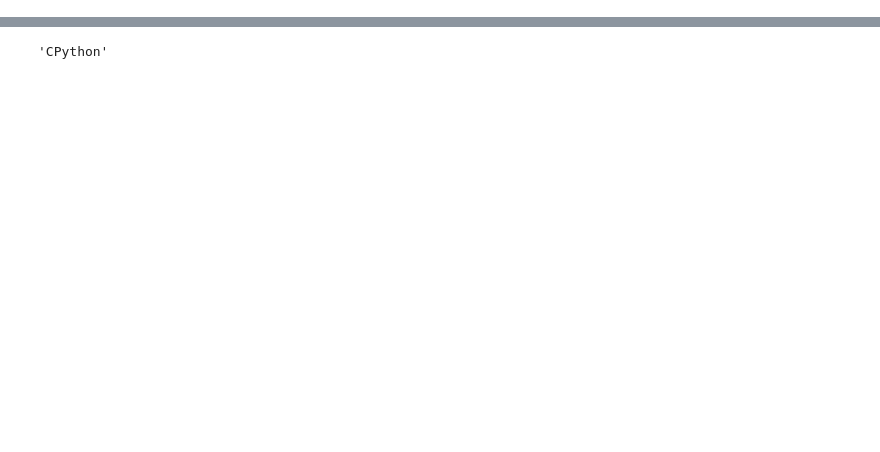
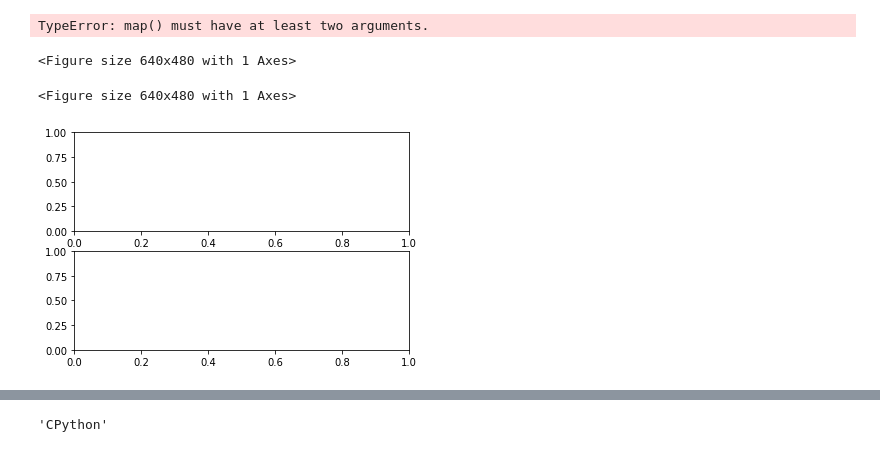
Before and after one commit to SpIIIII/jupyter-repo, a Jupyter notebook: All kind of tests.ipynb, the cells around one changed output, grey strips where cells are left out. Saved outputs shown, nothing was run; the diff lists cells and outputs as text; code cells hidden in the pictures; blank space fills up the shorter version.

```diff
--- a/All kind of tests.ipynb
+++ b/All kind of tests.ipynb
@@ -3,0 +50,31 @@ import pandas as pd
+# %%
+primes=[2,3,4,5,6,7,8,9,10]
+
+
+def is_prime(ar,num):
+    any(map())
+print(is_prime(primes,1))
+# %% [output]
+TypeError: map() must have at least two arguments.
+# %%
+import numpy as np
+import matplotlib.pyplot as plt
+plt.plot([1,2,3,4,5,7],'ro')
+plt.ylabel('some numbers')
+plt.show()
+
+plt.plot([1,2,3,4], [1,4,9,16],'yo')
+plt.axis([0, 6, 0, 20])
+plt.show()
+# %% [output]
+<Figure size 640x480 with 1 Axes>
+<Figure size 640x480 with 1 Axes>
+# %%
+x = np.random.randn(50)
+
+# old style
+fig = plt.figure()
+ax1 = fig.add_subplot(211)
+ax2 = fig.add_subplot(212, sharex=ax1, sharey=ax1)
+# %% [output]
+[figure, added]
```
Also changed, not shown: parts of 39 cells of this notebook, 1 other file.
